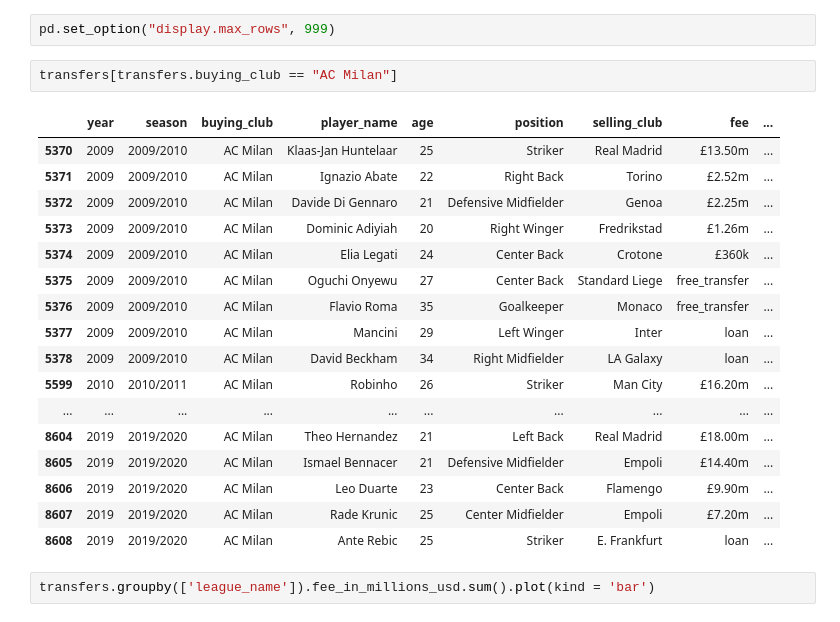
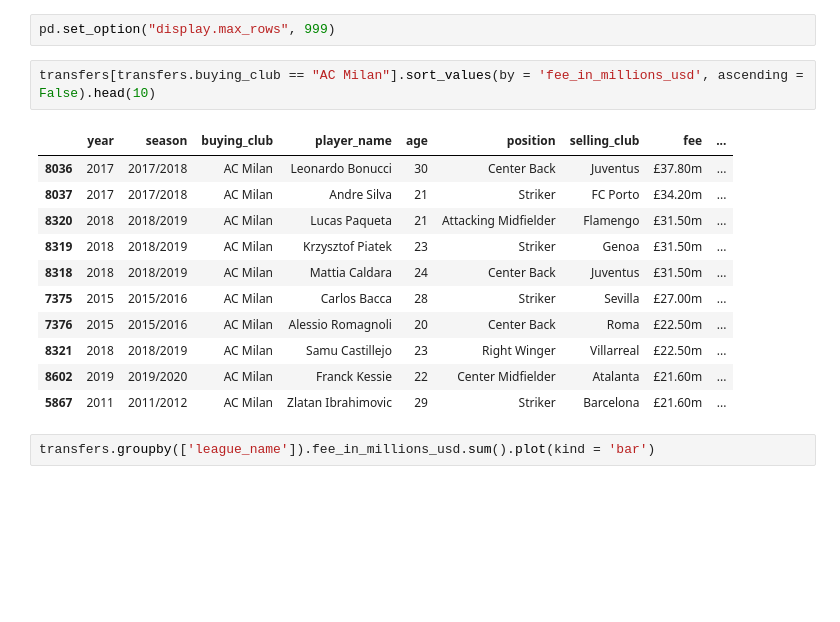
Before and after one commit to samlawson1/european-soccer-transfer-market, a Jupyter notebook: Capstone-Sam-Lawson-Data-Analysis.ipynb, the cells around one changed output. Cells and saved outputs as stored; diff of their text form; blank space fills up the shorter version.

```diff
--- a/Capstone-Sam-Lawson-Data-Analysis.ipynb
+++ b/Capstone-Sam-Lawson-Data-Analysis.ipynb
@@ -286,25 +290,19 @@ goals_conceded('Barcelona', '2016-08-01', '2017-06-01')
 # %%
 pd.set_option("display.max_rows", 999)
 # %%
-transfers[transfers.buying_club == "AC Milan"]
+transfers[transfers.buying_club == "AC Milan"].sort_values(by = 'fee_in_millions_usd', ascending = False).head(10)
 # %% [output]
 |  | year | season | buying_club | player_name | age | position | selling_club | fee | ... |
-| 5370 | 2009 | 2009/2010 | AC Milan | Klaas-Jan Huntelaar | 25 | Striker | Real Madrid | £13.50m | ... |
-| 5371 | 2009 | 2009/2010 | AC Milan | Ignazio Abate | 22 | Right Back | Torino | £2.52m | ... |
-| 5372 | 2009 | 2009/2010 | AC Milan | Davide Di Gennaro | 21 | Defensive Midfielder | Genoa | £2.25m | ... |
-| 5373 | 2009 | 2009/2010 | AC Milan | Dominic Adiyiah | 20 | Right Winger | Fredrikstad | £1.26m | ... |
-| 5374 | 2009 | 2009/2010 | AC Milan | Elia Legati | 24 | Center Back | Crotone | £360k | ... |
-| 5375 | 2009 | 2009/2010 | AC Milan | Oguchi Onyewu | 27 | Center Back | Standard Liege | free_transfer | ... |
-| 5376 | 2009 | 2009/2010 | AC Milan | Flavio Roma | 35 | Goalkeeper | Monaco | free_transfer | ... |
-| 5377 | 2009 | 2009/2010 | AC Milan | Mancini | 29 | Left Winger | Inter | loan | ... |
-| 5378 | 2009 | 2009/2010 | AC Milan | David Beckham | 34 | Right Midfielder | LA Galaxy | loan | ... |
-| 5599 | 2010 | 2010/2011 | AC Milan | Robinho | 26 | Striker | Man City | £16.20m | ... |
-| ... | ... | ... | ... | ... | ... | ... | ... | ... | ... |
-| 8604 | 2019 | 2019/2020 | AC Milan | Theo Hernandez | 21 | Left Back | Real Madrid | £18.00m | ... |
-| 8605 | 2019 | 2019/2020 | AC Milan | Ismael Bennacer | 21 | Defensive Midfielder | Empoli | £14.40m | ... |
-| 8606 | 2019 | 2019/2020 | AC Milan | Leo Duarte | 23 | Center Back | Flamengo | £9.90m | ... |
-| 8607 | 2019 | 2019/2020 | AC Milan | Rade Krunic | 25 | Center Midfielder | Empoli | £7.20m | ... |
-| 8608 | 2019 | 2019/2020 | AC Milan | Ante Rebic | 25 | Striker | E. Frankfurt | loan | ... |
+| 8036 | 2017 | 2017/2018 | AC Milan | Leonardo Bonucci | 30 | Center Back | Juventus | £37.80m | ... |
+| 8037 | 2017 | 2017/2018 | AC Milan | Andre Silva | 21 | Striker | FC Porto | £34.20m | ... |
+| 8320 | 2018 | 2018/2019 | AC Milan | Lucas Paqueta | 21 | Attacking Midfielder | Flamengo | £31.50m | ... |
+| 8319 | 2018 | 2018/2019 | AC Milan | Krzysztof Piatek | 23 | Striker | Genoa | £31.50m | ... |
+| 8318 | 2018 | 2018/2019 | AC Milan | Mattia Caldara | 24 | Center Back | Juventus | £31.50m | ... |
+| 7375 | 2015 | 2015/2016 | AC Milan | Carlos Bacca | 28 | Striker | Sevilla | £27.00m | ... |
+| 7376 | 2015 | 2015/2016 | AC Milan | Alessio Romagnoli | 20 | Center Back | Roma | £22.50m | ... |
+| 8321 | 2018 | 2018/2019 | AC Milan | Samu Castillejo | 23 | Right Winger | Villarreal | £22.50m | ... |
+| 8602 | 2019 | 2019/2020 | AC Milan | Franck Kessie | 22 | Center Midfielder | Atalanta | £21.60m | ... |
+| 5867 | 2011 | 2011/2012 | AC Milan | Zlatan Ibrahimovic | 29 | Striker | Barcelona | £21.60m | ... |
 # %%
 transfers.groupby(['league_name']).fee_in_millions_usd.sum().plot(kind = 'bar')
 # %% [output]
```
Also changed, not shown: parts of 50 cells of this notebook.
